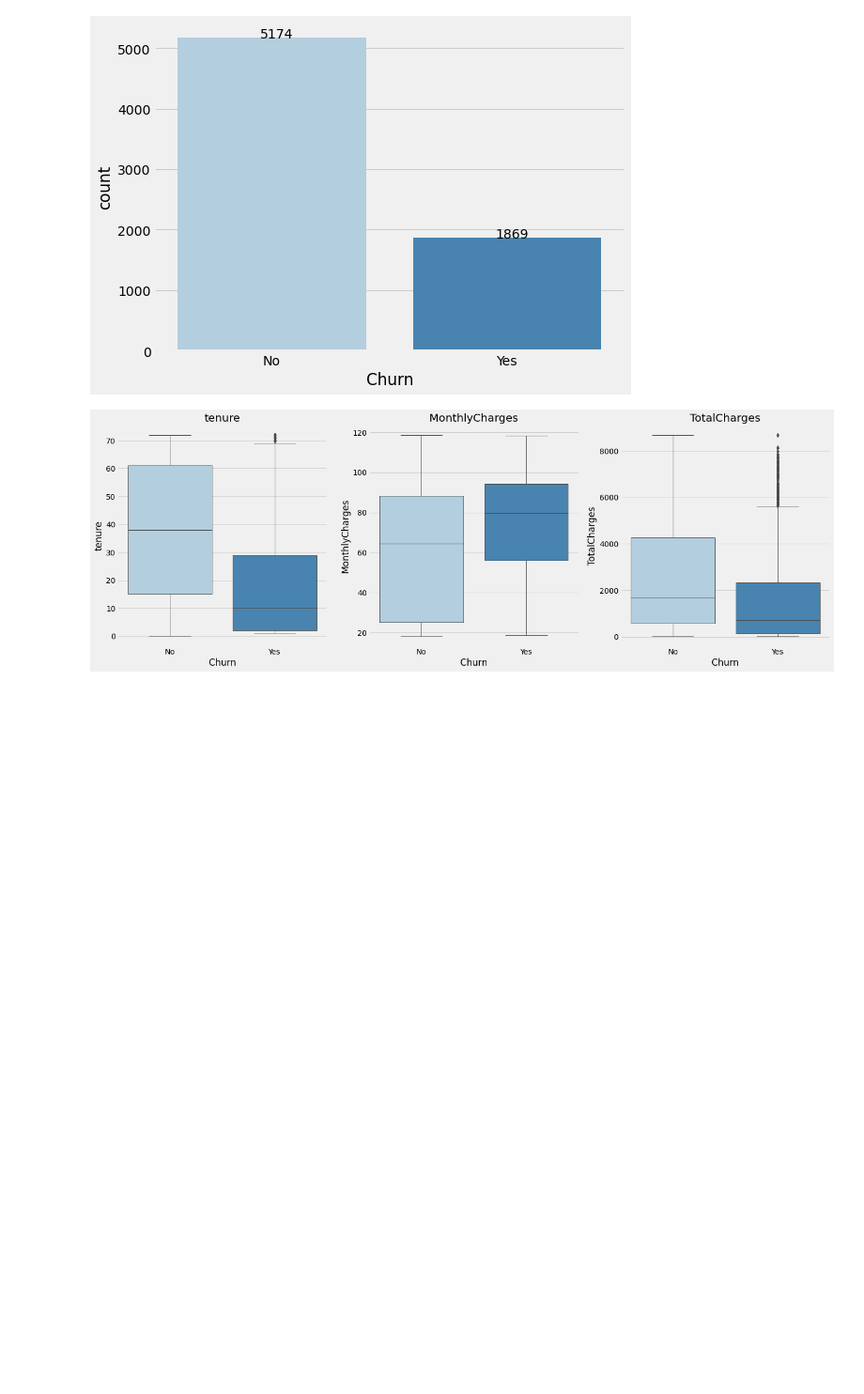
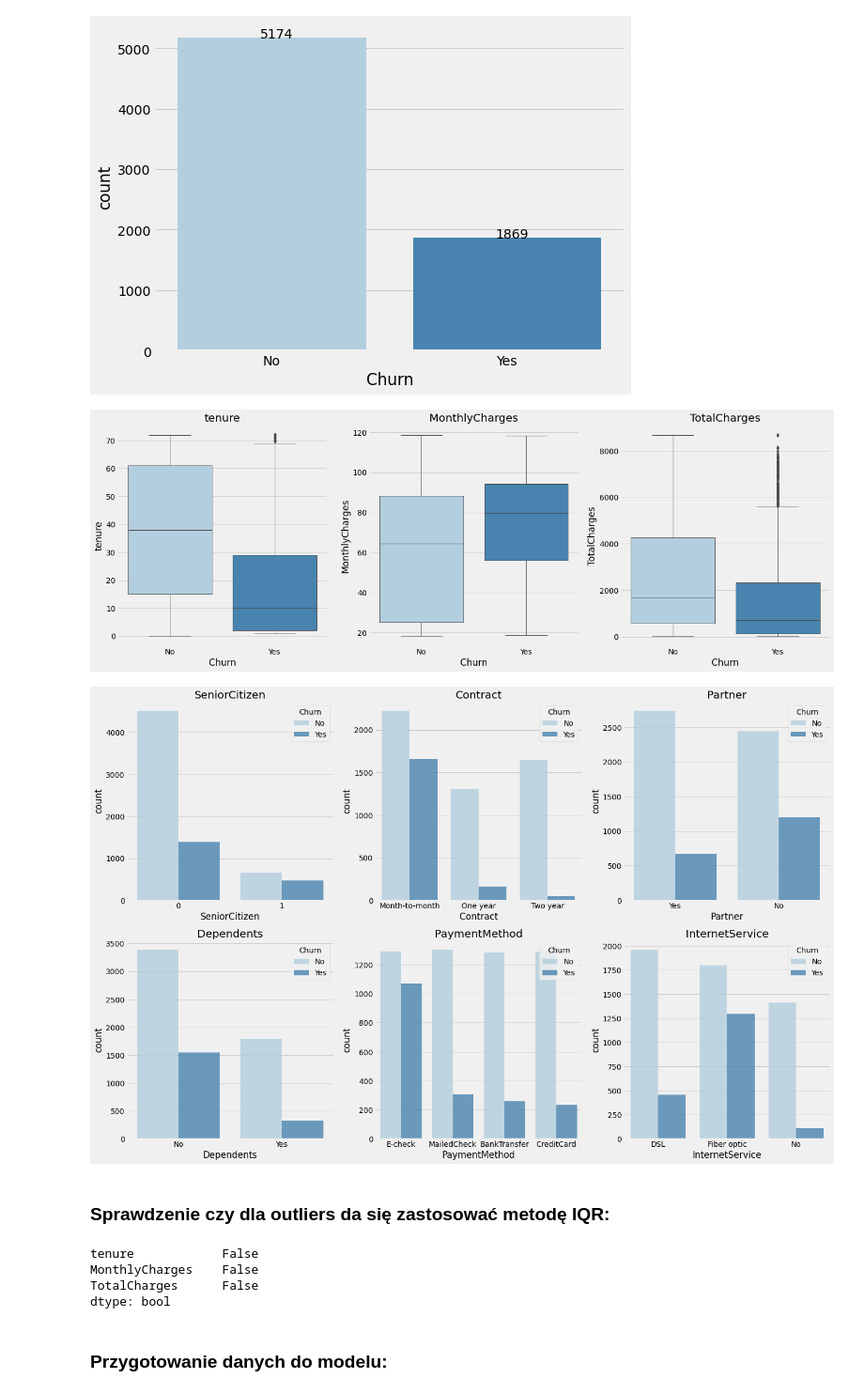
Before and after one commit to PSwiecicki/wsiz-zal-interfejsy-bigdata, a Jupyter notebook: analiza duzych zbiorow danych.ipynb, the cells around one changed output. Shown at 94% size. Drawn from its saved outputs; the diff is of its cells as text; code cells hidden in the pictures; blank space fills up the shorter version.

```diff
--- a/analiza duzych zbiorow danych.ipynb
+++ b/analiza duzych zbiorow danych.ipynb
@@ -160,3 +160,36 @@ def boxplot(x,y, df):
 boxplot('Churn', ['tenure', 'MonthlyCharges', 'TotalCharges'], df)
 # %% [output]
 [figure]
+# %%
+def countplot(x, y, df):
+    rows = int(str(plots[len(y)][0])[0])
+    columns = int(str(plots[len(y)][0])[1])
+    plt.figure(figsize=(7*columns, 7*rows))
+
+    for i, j in enumerate(y):
+        plt.subplot(plots[len(y)][i])
+        ax = sns.countplot(x=j, hue=x, data=df, palette='Blues', alpha=0.8, linewidth=0.4)
+        ax.set_title(j)
+
+    return plt.show()
+
+countplot('Churn', ['SeniorCitizen', 'Contract', 'Partner', 'Dependents', 'PaymentMethod', 'InternetService'], df)
+# %% [output]
+[figure, added]
+# %% [markdown]
+<h3> Sprawdzenie czy dla outliers da się zastosować metodę  IQR: </h3>
+# %%
+num_features = ['tenure', 'MonthlyCharges', 'TotalCharges']
+df_num = df.loc[:, ['tenure', 'MonthlyCharges', 'TotalCharges']]
+df_num.describe()
+
+q1 = df_num.quantile(0.25)
+q3 = df_num.quantile(0.75)
+iqr = q3 - q1
+iqr
+((df_num< (q1 - 1.5 * iqr)) | (df_num)> (q3 + 1.5 * iqr)).any()
+# %% [output]
+tenure            False
+MonthlyCharges    False
+TotalCharges      False
+dtype: bool
@@ -162,0 +200,2 @@ boxplot('Churn', ['tenure', 'MonthlyCharges', 'TotalCharges'], df)
+# %% [markdown]
+<h3>Przygotowanie danych do modelu: </h3>
```
Also changed, not shown: parts of 7 cells of this notebook.
